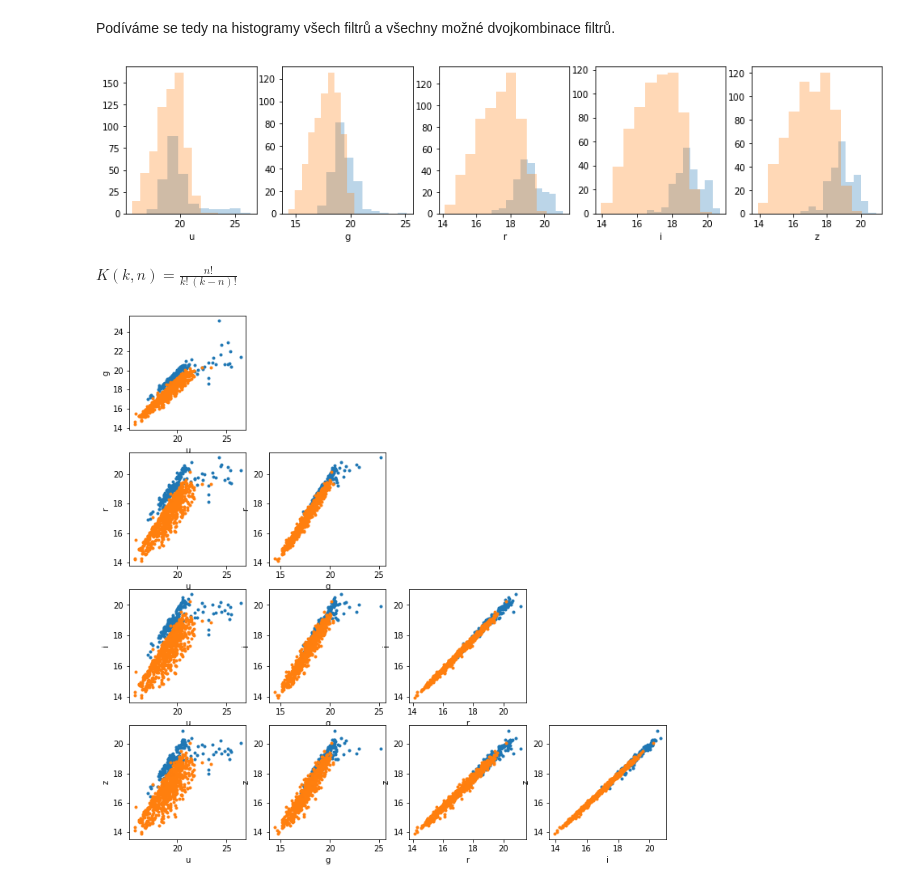
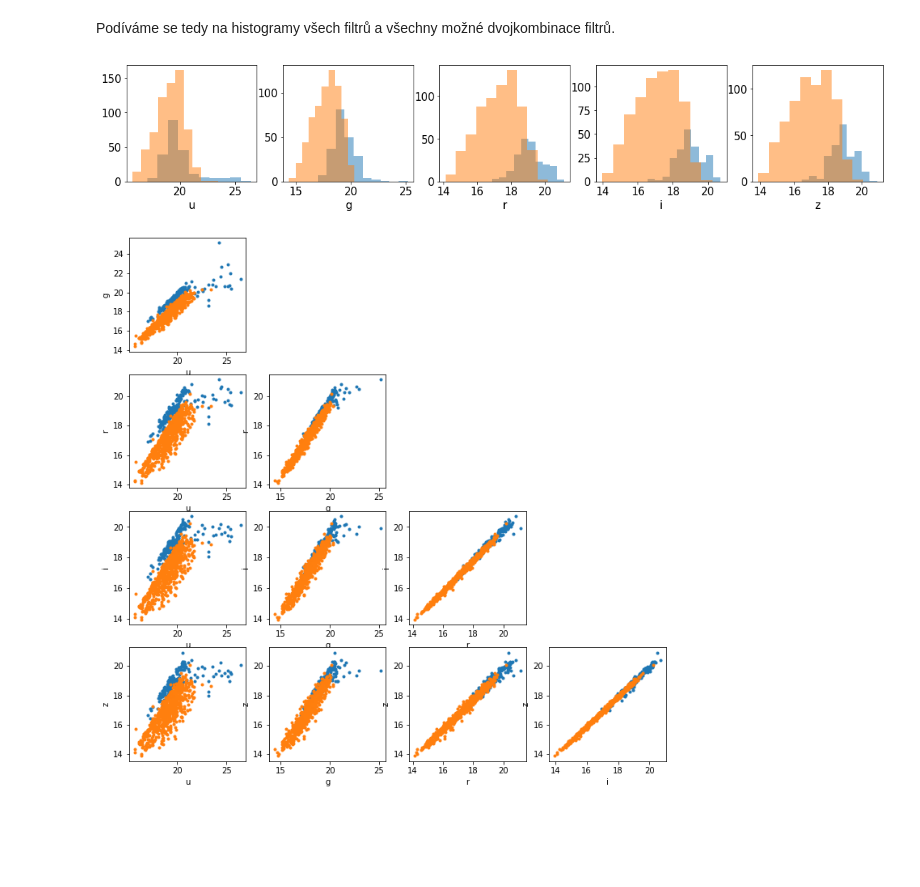
Before and after one commit to tomasplsek/AstroML, a Jupyter notebook: 02_decision_tree.ipynb, the cells around one changed output. Saved outputs shown, nothing was run; the diff lists cells and outputs as text; code cells hidden in the pictures; blank space fills up the shorter version.

```diff
--- a/02_decision_tree.ipynb
+++ b/02_decision_tree.ipynb
@@ -485,16 +471,14 @@ Text(0.5, 0, 'r')
 # %% [markdown]
 Podíváme se tedy na histogramy všech filtrů a všechny možné dvojkombinace filtrů.
 # %%
-plt.figure(figsize=(15,3))
+plt.figure(figsize=(19,3))
 for i,f in enumerate(filters):
     plt.subplot(1,5,i+1)
-    plt.hist(QSOs[f], alpha=0.3)
-    plt.hist(stars[f], alpha=0.3)
+    plt.hist(QSOs[f], alpha=0.5)
+    plt.hist(stars[f], alpha=0.5)
     plt.xlabel(f)
 # %% [output]
-[figure, old version]
+[figure, new version]
-# %% [markdown]
-$ K(k,n) = \frac{n!}{k! \, (k-n)!} $
 # %%
 plt.figure(figsize=(15,15))
 
```
Also changed, not shown: parts of 15 cells of this notebook.
